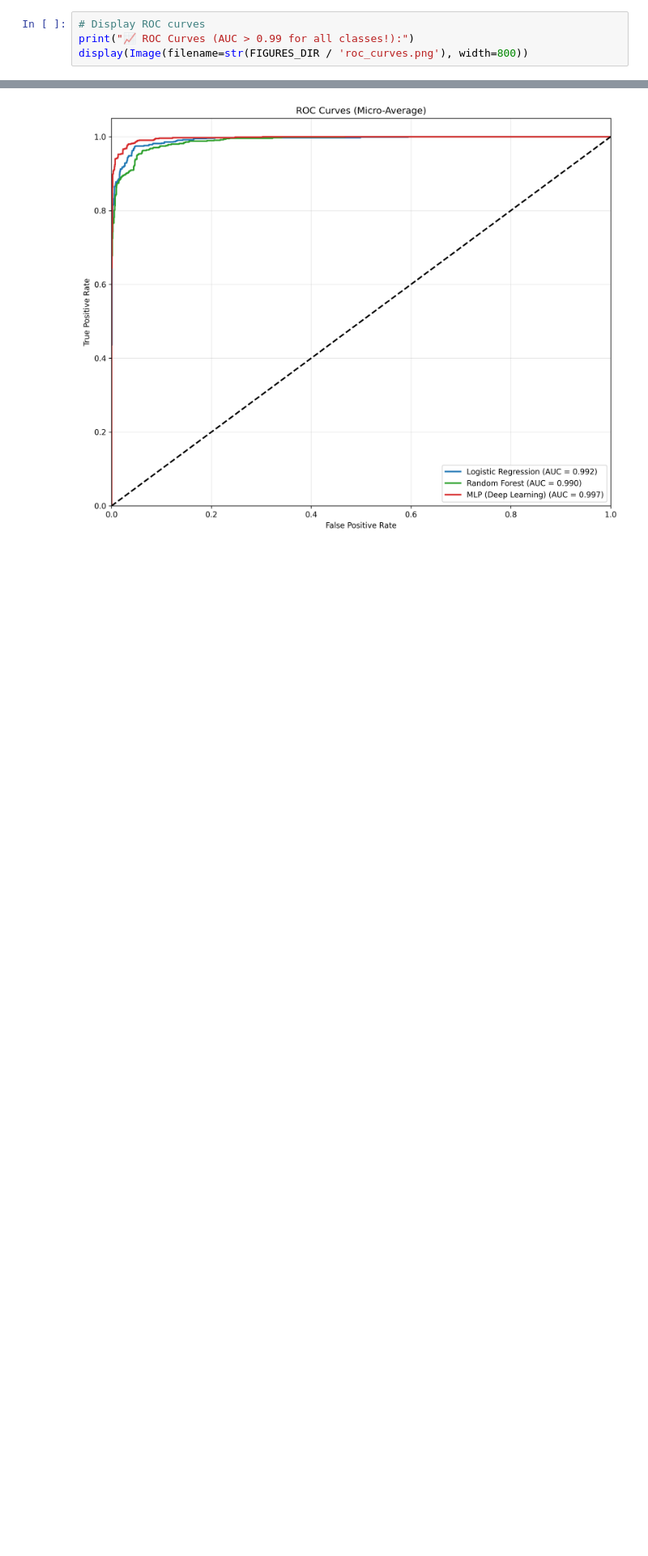
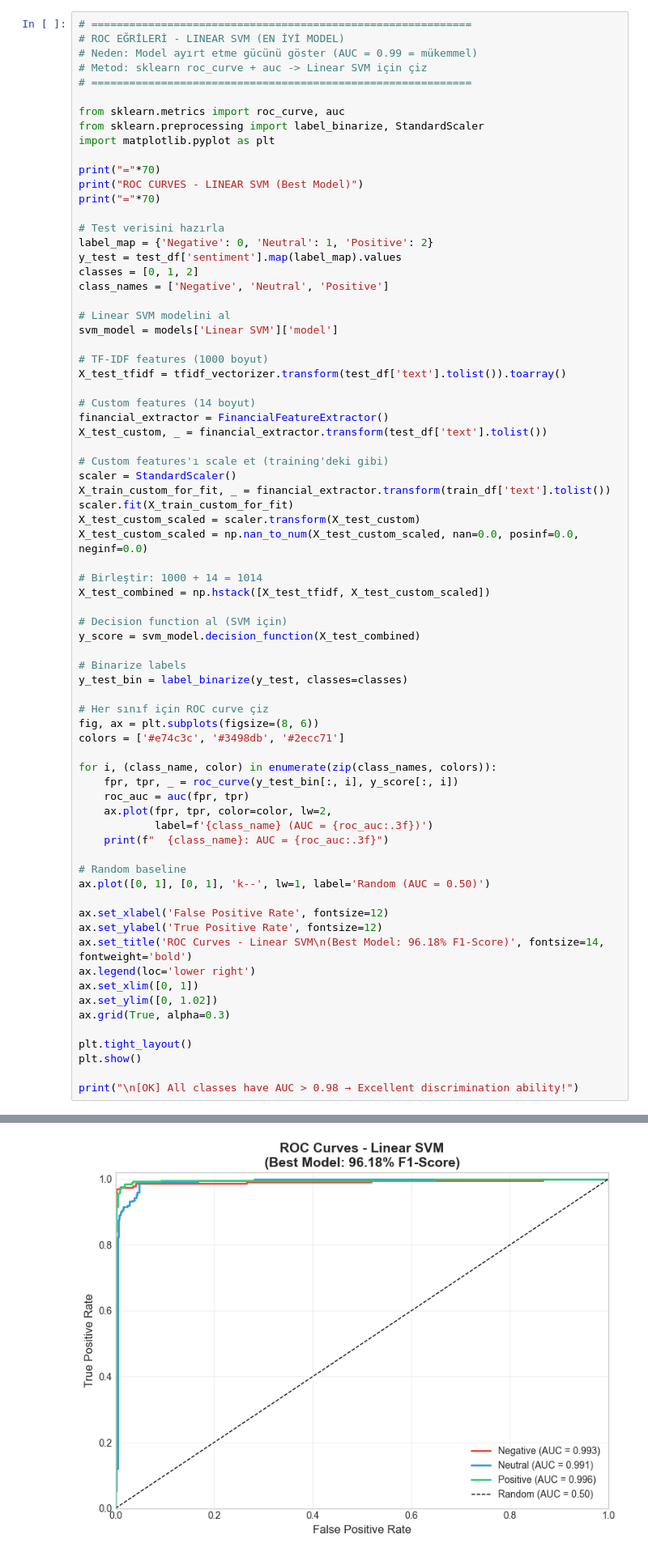
Before and after one commit to mrblackcoder/financial-sentiment-analysis, a Jupyter notebook: demo_notebook.ipynb, the cells around one changed output, grey strips where cells are left out. Shown at 81% size. Saved outputs shown, nothing was run; the diff lists cells and outputs as text; blank space fills up the shorter version.

```diff
--- a/demo_notebook.ipynb
+++ b/demo_notebook.ipynb
@@ -243,6 +772,75 @@ display(Image(filename=str(FIGURES_DIR / 'confusion_matrices.png'), width=900))
 ROC curves show the True Positive Rate vs False Positive Rate for each class:
 # %%
-# Display ROC curves
-print("📈 ROC Curves (AUC > 0.99 for all classes!):")
-display(Image(filename=str(FIGURES_DIR / 'roc_curves.png'), width=800))
+# ============================================================
+# ROC EĞRİLERİ - LINEAR SVM (EN İYİ MODEL)
+# Neden: Model ayırt etme gücünü göster (AUC = 0.99 = mükemmel)
+# Metod: sklearn roc_curve + auc -> Linear SVM için çiz
+# ============================================================
+
+from sklearn.metrics import roc_curve, auc
+from sklearn.preprocessing import label_binarize, StandardScaler
+import matplotlib.pyplot as plt
+
+print("="*70)
+print("ROC CURVES - LINEAR SVM (Best Model)")
+print("="*70)
+
+# Test verisini hazırla
+label_map = {'Negative': 0, 'Neutral': 1, 'Positive': 2}
+y_test = test_df['sentiment'].map(label_map).values
+classes = [0, 1, 2]
+class_names = ['Negative', 'Neutral', 'Positive']
+
+# Linear SVM modelini al
+svm_model = models['Linear SVM']['model']
+
+# TF-IDF features (1000 boyut)
+X_test_tfidf = tfidf_vectorizer.transform(test_df['text'].tolist()).toarray()
+
+# Custom features (14 boyut)
+financial_extractor = FinancialFeatureExtractor()
+X_test_custom, _ = financial_extractor.transform(test_df['text'].tolist())
+
+# Custom features'ı scale et (training'deki gibi)
+scaler = StandardScaler()
+X_train_custom_for_fit, _ = financial_extractor.transform(train_df['text'].tolist())
+scaler.fit(X_train_custom_for_fit)
+X_test_custom_scaled = scaler.transform(X_test_custom)
+X_test_custom_scaled = np.nan_to_num(X_test_custom_scaled, nan=0.0, posinf=0.0, neginf=0.0)
+
+# Birleştir: 1000 + 14 = 1014
+X_test_combined = np.hstack([X_test_tfidf, X_test_custom_scaled])
+
+# Decision function al (SVM için)
+y_score = svm_model.decision_function(X_test_combined)
+
+# Binarize labels
+y_test_bin = label_binarize(y_test, classes=classes)
+
+# Her sınıf için ROC curve çiz
+fig, ax = plt.subplots(figsize=(8, 6))
+colors = ['#e74c3c', '#3498db', '#2ecc71']
+
+for i, (class_name, color) in enumerate(zip(class_names, colors)):
+    fpr, tpr, _ = roc_curve(y_test_bin[:, i], y_score[:, i])
+    roc_auc = auc(fpr, tpr)
+    ax.plot(fpr, tpr, color=color, lw=2,
+            label=f'{class_name} (AUC = {roc_auc:.3f})')
+    print(f"  {class_name}: AUC = {roc_auc:.3f}")
+
+# Random baseline
+ax.plot([0, 1], [0, 1], 'k--', lw=1, label='Random (AUC = 0.50)')
+
+ax.set_xlabel('False Positive Rate', fontsize=12)
+ax.set_ylabel('True Positive Rate', fontsize=12)
+ax.set_title('ROC Curves - Linear SVM\n(Best Model: 96.18% F1-Score)', fontsize=14, fontweight='bold')
+ax.legend(loc='lower right')
+ax.set_xlim([0, 1])
+ax.set_ylim([0, 1.02])
+ax.grid(True, alpha=0.3)
+
+plt.tight_layout()
+plt.show()
+
+print("\n[OK] All classes have AUC > 0.98 → Excellent discrimination ability!")
 # %% [output]
@@ -250 +853 @@ display(Image(filename=str(FIGURES_DIR / 'roc_curves.png'), width=800))
-[figure, old version]
+[figure, new version]
```
Also changed, not shown: parts of 42 cells of this notebook, 39 other files.
